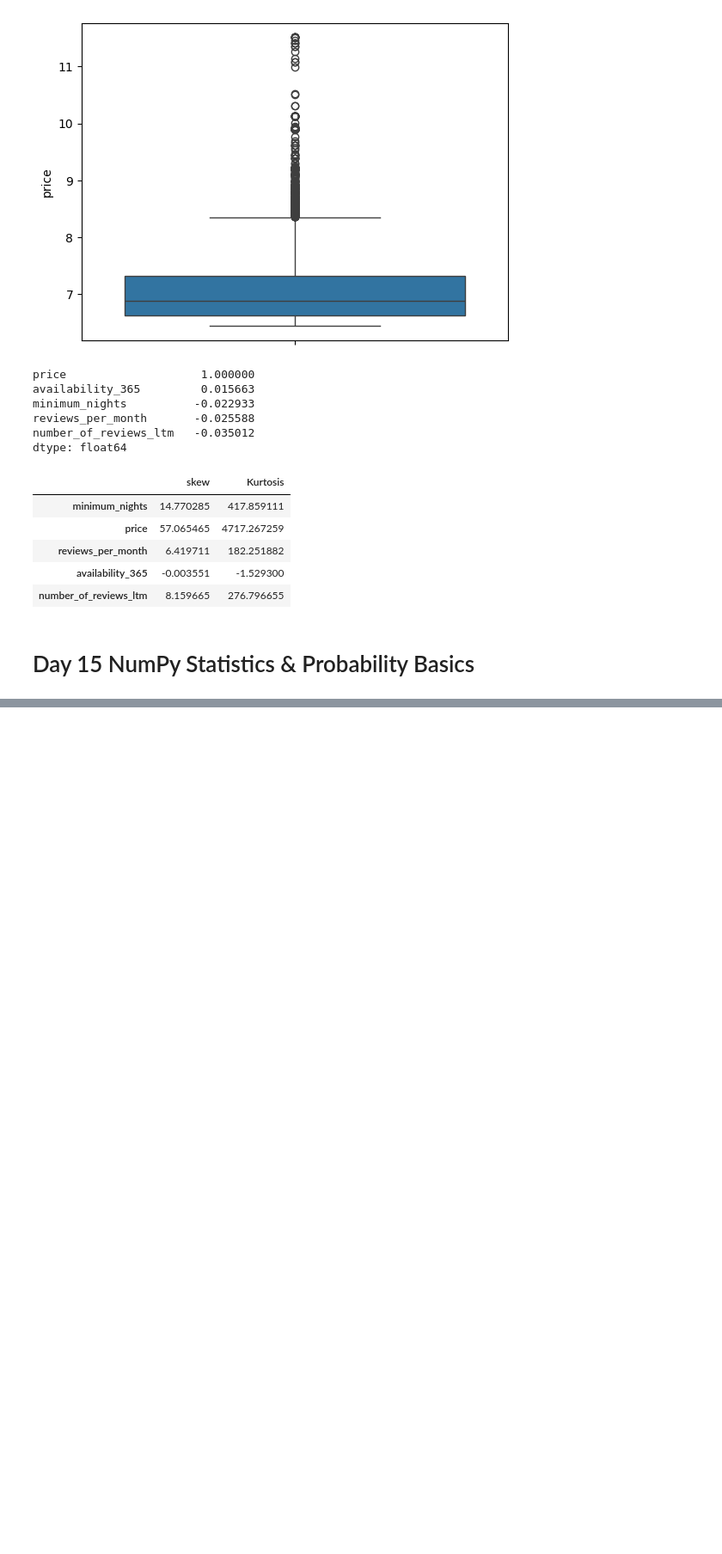
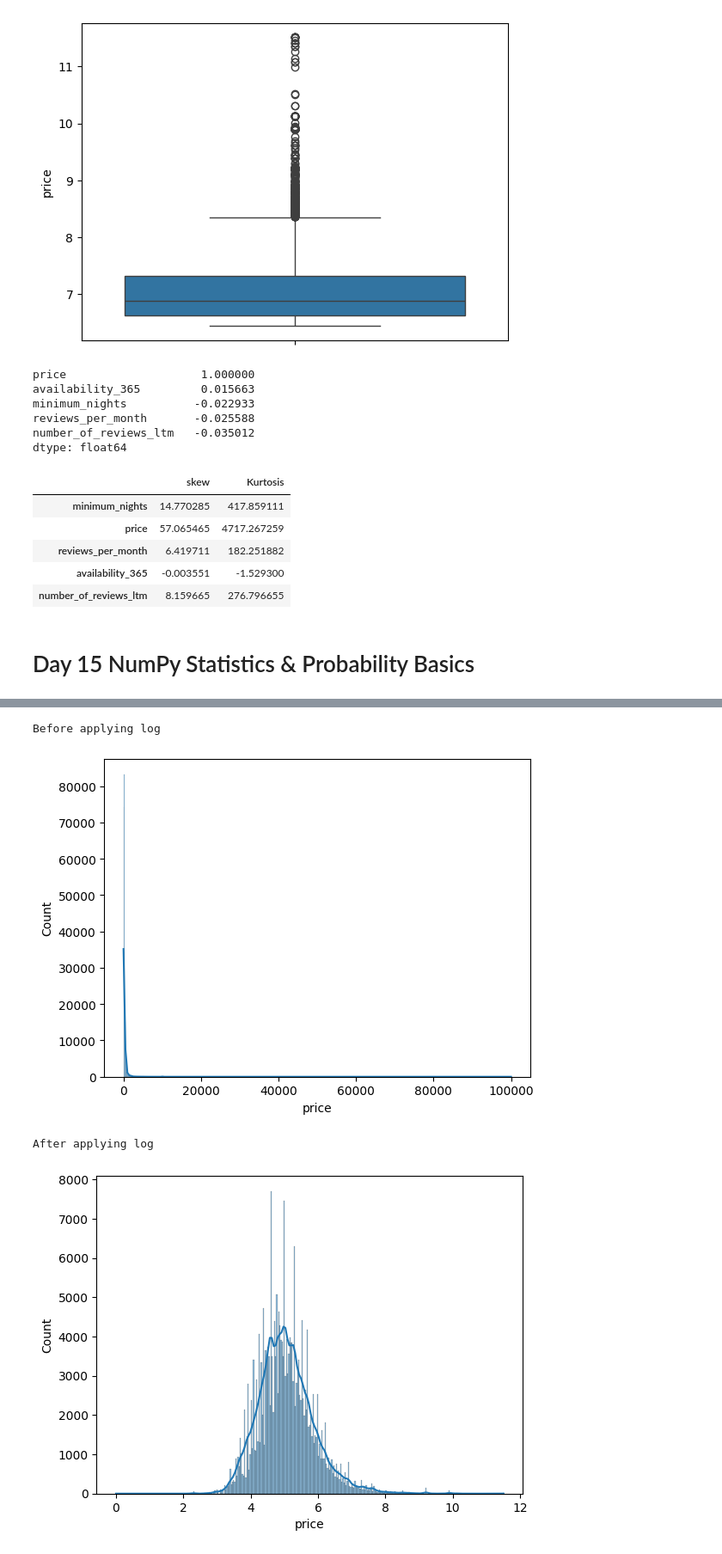
Before and after one commit to Rashmisharma0101/Python-Basics, a Jupyter notebook: Python-practice1month-24oct.ipynb, the cells around one changed output, grey strips where cells are left out. Shown at 86% size. Cells and saved outputs as stored; diff of their text form; code cells hidden in the pictures; blank space fills up the shorter version.

```diff
--- a/Python-practice1month-24oct.ipynb
+++ b/Python-practice1month-24oct.ipynb
@@ -1479,0 +1668,21 @@ stats_df'''
+# %%
+# Apply np.log1p() to skewed numeric data (like price) and compare histograms before and after.
+# Load a CSV file into a DataFrame.
+import pandas as pd
+
+import seaborn as sns
+import matplotlib.pyplot as plt
+
+df = pd.read_csv(r'C:\Users\rasha\OneDrive\Desktop\Job 2026\ML PROJECTS\AirBNB Price prediction\AB_US_2023.csv')
+sns.histplot(df['price'], kde = True)
+print('Before applying log')
+plt.show()
+
+print('After applying log')
+sns.histplot(np.log(df['price']), kde = True)
+plt.show()
+# %% [output]
+Before applying log
+[figure, added]
+After applying log
+[figure, added]
```
Also changed, not shown: parts of 20 cells of this notebook.
